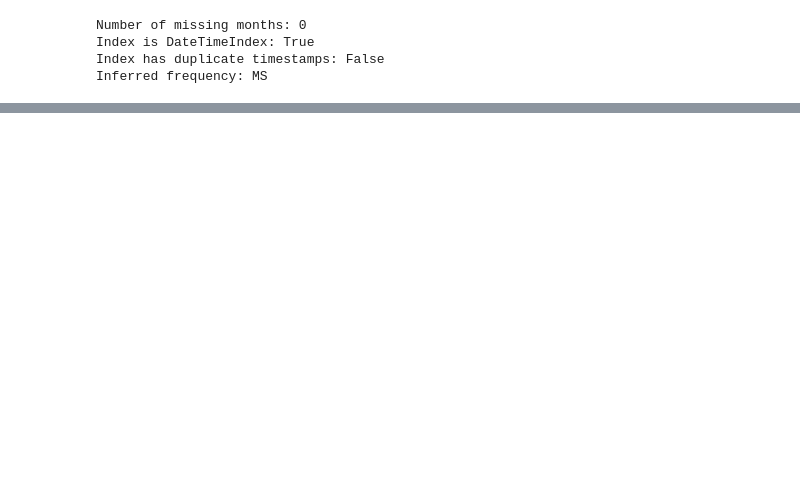
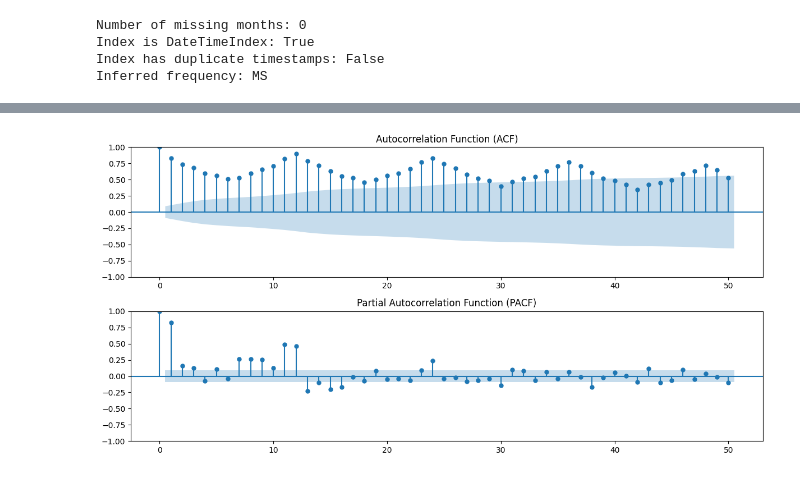
Before and after one commit to nikolaurenlut/ML-Beer-B, a Jupyter notebook: Week_ML2.ipynb, the cells around one changed output, grey strips where cells are left out. Cells and saved outputs as stored; diff of their text form; code cells hidden in the pictures; blank space fills up the shorter version.

```diff
--- a/Week_ML2.ipynb
+++ b/Week_ML2.ipynb
@@ -56,0 +172,16 @@ Inferred frequency: MS
+# %%
+# Auto correlation
+data = pd.read_csv(csv_path)
+data.columns = ['Month', 'Production']
+data['Month'] = pd.to_datetime(data['Month'])
+data.set_index('Month', inplace=True)
+# %%
+fig, ax = plt.subplots(2, 1, figsize=(12, 6))
+plot_acf(data['Production'], ax=ax[0], lags=50)
+plot_pacf(data['Production'], ax=ax[1], lags=50)
+ax[0].set_title("Autocorrelation Function (ACF)")
+ax[1].set_title("Partial Autocorrelation Function (PACF)")
+plt.tight_layout()
+plt.show()
+# %% [output]
+[figure, added]
```
Also changed, not shown: parts of 4 cells of this notebook.
